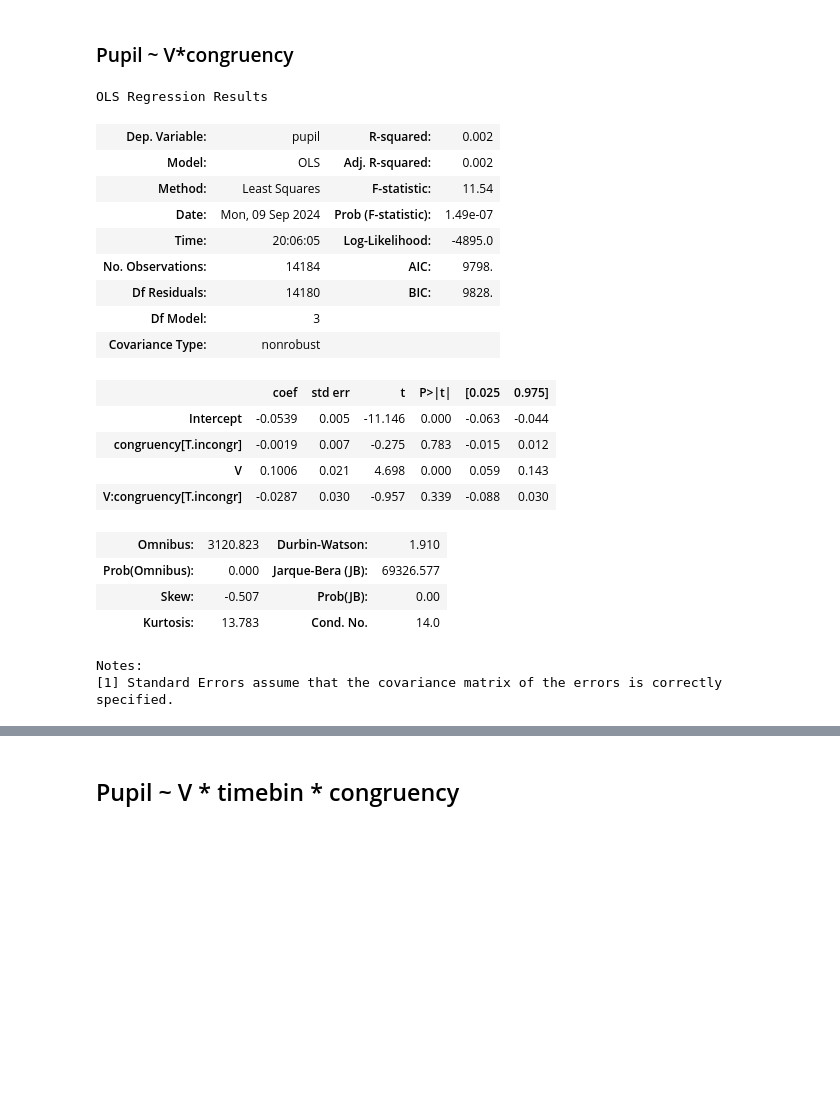
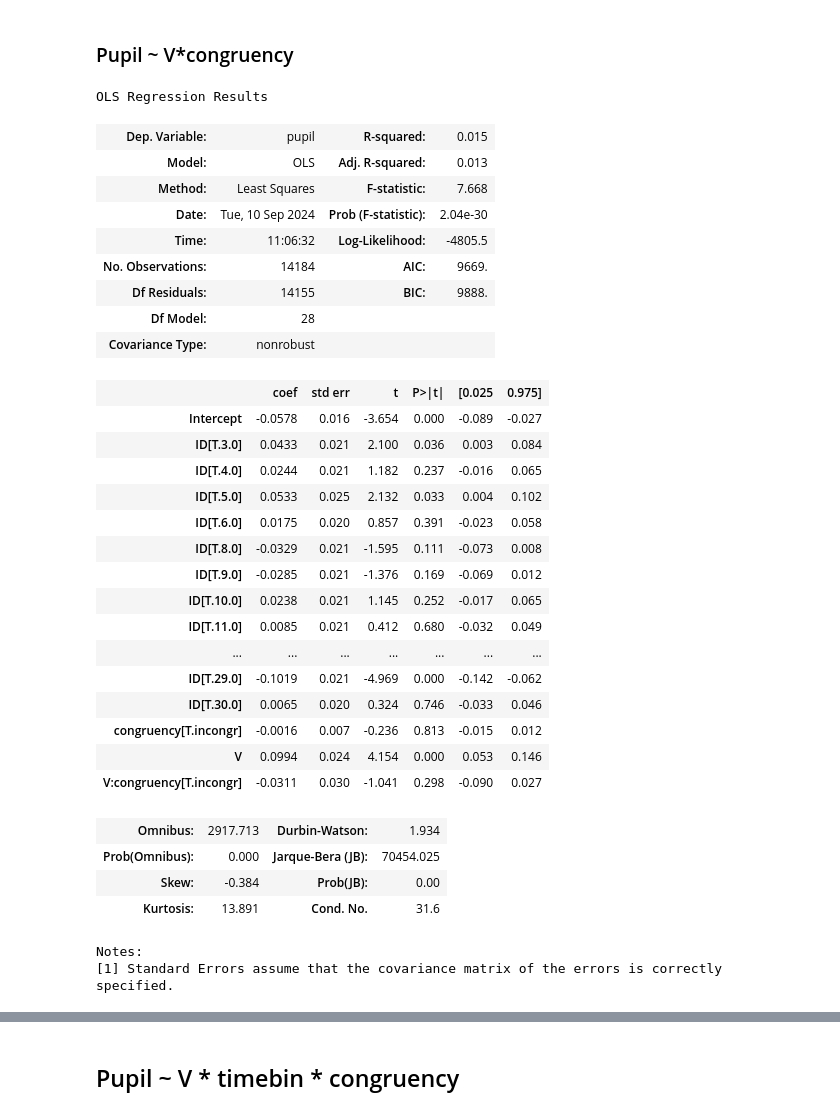
Before and after one commit to dhewitt16/PainAnticipationVRStudy, a Jupyter notebook: Modelling/code/Regression_Pupil.ipynb, the cells around one changed output, grey strips where cells are left out. Cells and saved outputs as stored; diff of their text form; code cells hidden in the pictures; blank space fills up the shorter version.

```diff
--- a/Modelling/code/Regression_Pupil.ipynb
+++ b/Modelling/code/Regression_Pupil.ipynb
@@ -370,6 +366,7 @@ all_data = pd.read_csv(os.path.join(data_dir, 'pupil_v_values.csv'))
 # %%
 # Reshape the 'all_data' DataFrame from wide to long format, using 'ID', 'V', and 'congruency' as identifier variables.
 dat = pd.melt(all_data, id_vars = ['ID','V', 'congruency'], var_name = 'timebin', value_name = 'pupil')
+dat['ID'] = dat['ID'].astype('object')
 dat
 # %% [output]
 |  | ID | V | congruency | timebin | pupil |
@@ -445,28 +504,39 @@ dat_p
 ### Pupil ~ V*congruency
 # %%
 dat_cong = dat[~(dat['congruency'].values == 'nan')]
-res = smf.ols('pupil ~ V*congruency', data = dat_cong).fit()
+res = smf.ols('pupil ~ ID + V*congruency', data = dat_cong).fit()
 res.summary()
 # %% [output]
 OLS Regression Results
-| Dep. Variable: | pupil | R-squared: | 0.002 |
-| Model: | OLS | Adj. R-squared: | 0.002 |
-| Method: | Least Squares | F-statistic: | 11.54 |
-| Date: | Mon, 09 Sep 2024 | Prob (F-statistic): | 1.49e-07 |
-| Time: | 20:06:05 | Log-Likelihood: | -4895.0 |
-| No. Observations: | 14184 | AIC: | 9798. |
-| Df Residuals: | 14180 | BIC: | 9828. |
-| Df Model: | 3 |  |  |
+| Dep. Variable: | pupil | R-squared: | 0.015 |
+| Model: | OLS | Adj. R-squared: | 0.013 |
+| Method: | Least Squares | F-statistic: | 7.668 |
+| Date: | Tue, 10 Sep 2024 | Prob (F-statistic): | 2.04e-30 |
+| Time: | 11:06:32 | Log-Likelihood: | -4805.5 |
+| No. Observations: | 14184 | AIC: | 9669. |
+| Df Residuals: | 14155 | BIC: | 9888. |
+| Df Model: | 28 |  |  |
 | Covariance Type: | nonrobust |  |  |
 |  | coef | std err | t | P>|t| | [0.025 | 0.975] |
-| Intercept | -0.0539 | 0.005 | -11.146 | 0.000 | -0.063 | -0.044 |
-| congruency[T.incongr] | -0.0019 | 0.007 | -0.275 | 0.783 | -0.015 | 0.012 |
-| V | 0.1006 | 0.021 | 4.698 | 0.000 | 0.059 | 0.143 |
-| V:congruency[T.incongr] | -0.0287 | 0.030 | -0.957 | 0.339 | -0.088 | 0.030 |
+| Intercept | -0.0578 | 0.016 | -3.654 | 0.000 | -0.089 | -0.027 |
+| ID[T.3.0] | 0.0433 | 0.021 | 2.100 | 0.036 | 0.003 | 0.084 |
+| ID[T.4.0] | 0.0244 | 0.021 | 1.182 | 0.237 | -0.016 | 0.065 |
+| ID[T.5.0] | 0.0533 | 0.025 | 2.132 | 0.033 | 0.004 | 0.102 |
+| ID[T.6.0] | 0.0175 | 0.020 | 0.857 | 0.391 | -0.023 | 0.058 |
+| ID[T.8.0] | -0.0329 | 0.021 | -1.595 | 0.111 | -0.073 | 0.008 |
+| ID[T.9.0] | -0.0285 | 0.021 | -1.376 | 0.169 | -0.069 | 0.012 |
+| ID[T.10.0] | 0.0238 | 0.021 | 1.145 | 0.252 | -0.017 | 0.065 |
+| ID[T.11.0] | 0.0085 | 0.021 | 0.412 | 0.680 | -0.032 | 0.049 |
+| ... | ... | ... | ... | ... | ... | ... |
+| ID[T.29.0] | -0.1019 | 0.021 | -4.969 | 0.000 | -0.142 | -0.062 |
+| ID[T.30.0] | 0.0065 | 0.020 | 0.324 | 0.746 | -0.033 | 0.046 |
+| congruency[T.incongr] | -0.0016 | 0.007 | -0.236 | 0.813 | -0.015 | 0.012 |
+| V | 0.0994 | 0.024 | 4.154 | 0.000 | 0.053 | 0.146 |
+| V:congruency[T.incongr] | -0.0311 | 0.030 | -1.041 | 0.298 | -0.090 | 0.027 |
-| Omnibus: | 3120.823 | Durbin-Watson: | 1.910 |
-| Prob(Omnibus): | 0.000 | Jarque-Bera (JB): | 69326.577 |
-| Skew: | -0.507 | Prob(JB): | 0.00 |
-| Kurtosis: | 13.783 | Cond. No. | 14.0 |
+| Omnibus: | 2917.713 | Durbin-Watson: | 1.934 |
+| Prob(Omnibus): | 0.000 | Jarque-Bera (JB): | 70454.025 |
+| Skew: | -0.384 | Prob(JB): | 0.00 |
+| Kurtosis: | 13.891 | Cond. No. | 31.6 |
 Notes:
 [1] Standard Errors assume that the covariance matrix of the errors is correctly specified.
 # %%
```
Also changed, not shown: parts of 24 cells of this notebook, 15 other files.
